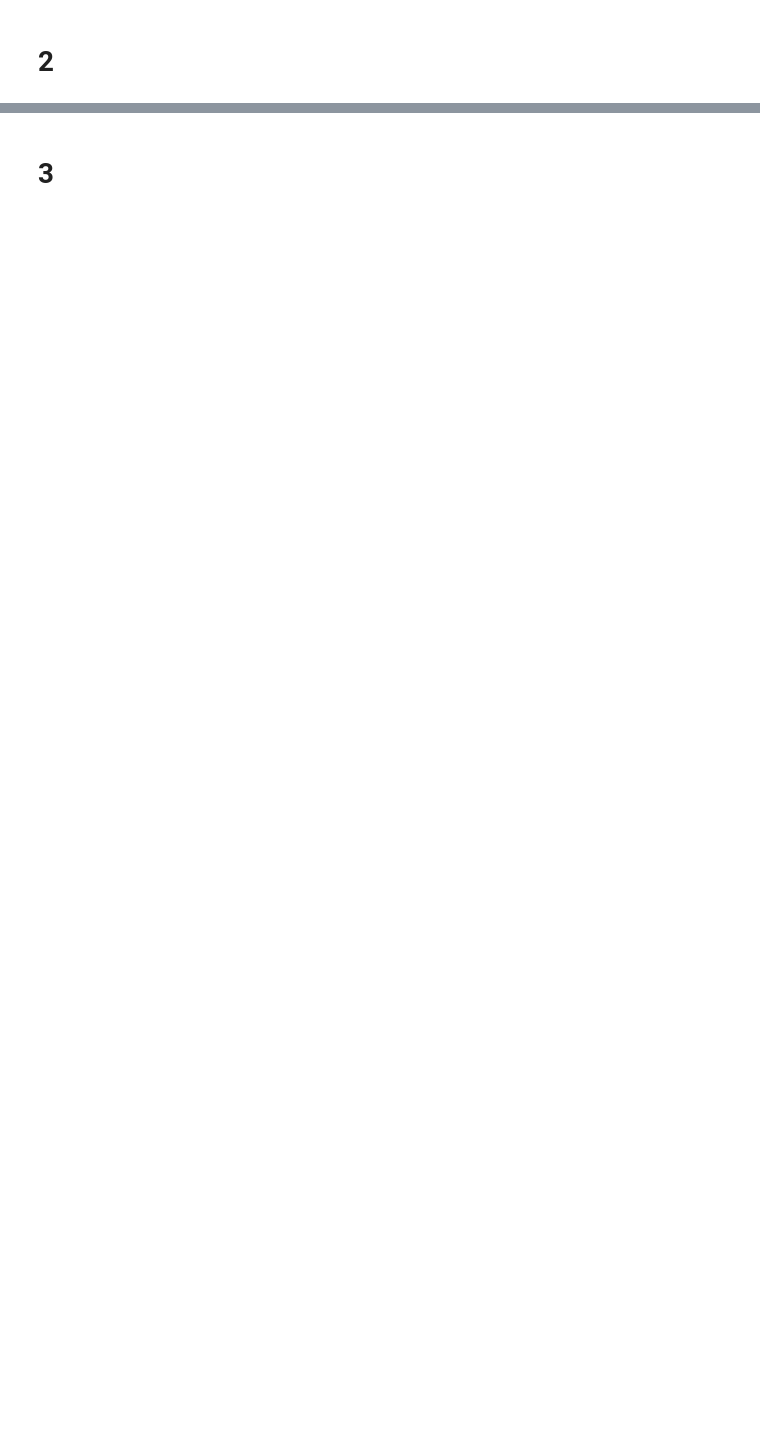
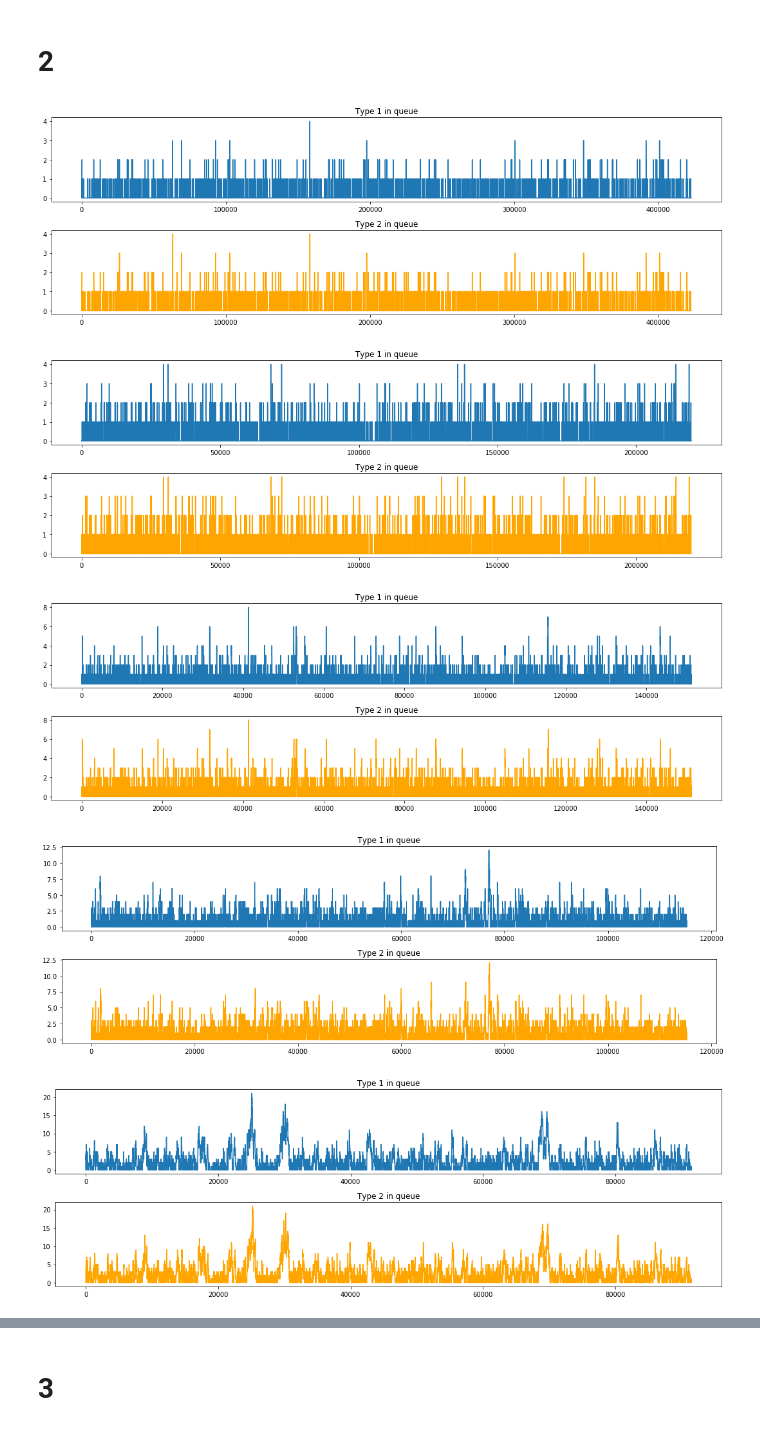
Before and after one commit to Battleman/perfeval, a Jupyter notebook: Lab3/HW3.ipynb, the cells around one changed output, grey strips where cells are left out. Saved outputs shown, nothing was run; the diff lists cells and outputs as text; code cells hidden in the pictures; blank space fills up the shorter version.

```diff
--- a/Lab3/HW3.ipynb
+++ b/Lab3/HW3.ipynb
@@ -126,3 +154,33 @@ items = []
 #for i in range(len(items)):
 #    df = pd.DataFrame(items[i], columns = ['Start', 'T11', 'T12', 'T21', 'T22'])
 #    df.to_csv("lambda_"+str(25*(i+1)), index=False)
+# %%
+def plot_and_save_jobs(df ,name):
+    interesting_times = np.sort(np.concatenate((df['Start'].values, df['T12'].values)))
+    type1_in_queue = []
+    type2_in_queue = []
+    for t in interesting_times:
+        type_ones = df[((df['Start'] - t) < 0) & ((df['T12'] - t > 0))]
+        type_twos = df[((df['T12'] - t) < 0) & ((df['T22'] - t > 0))]
+        type1_in_queue.append(len(type_ones))
+        type2_in_queue.append(len(type_twos))
+    fig = plt.figure(figsize=(15,5))
+    fig.add_subplot(2,1,1)
+    plt.plot(interesting_times, type1_in_queue, c="C0")
+    plt.title("Type 1 in queue")
+    fig.add_subplot(2,1,2)
+    plt.plot(interesting_times, type2_in_queue, c="orange");
+    plt.title("Type 2 in queue")
+    plt.tight_layout()
+    plt.savefig(name)
+    plt.show()
+# %%
+for l in lambdas:
+    df = pd.read_csv("data/lambda_"+str(l))
+    plot_and_save_jobs(df, "fig/jobs_lambda_"+str(l))
+# %% [output]
+[figure, added]
+[figure, added]
+[figure, added]
+[figure, added]
+[figure, added]
```
Also changed, not shown: parts of 16 cells of this notebook, 9 other files.
